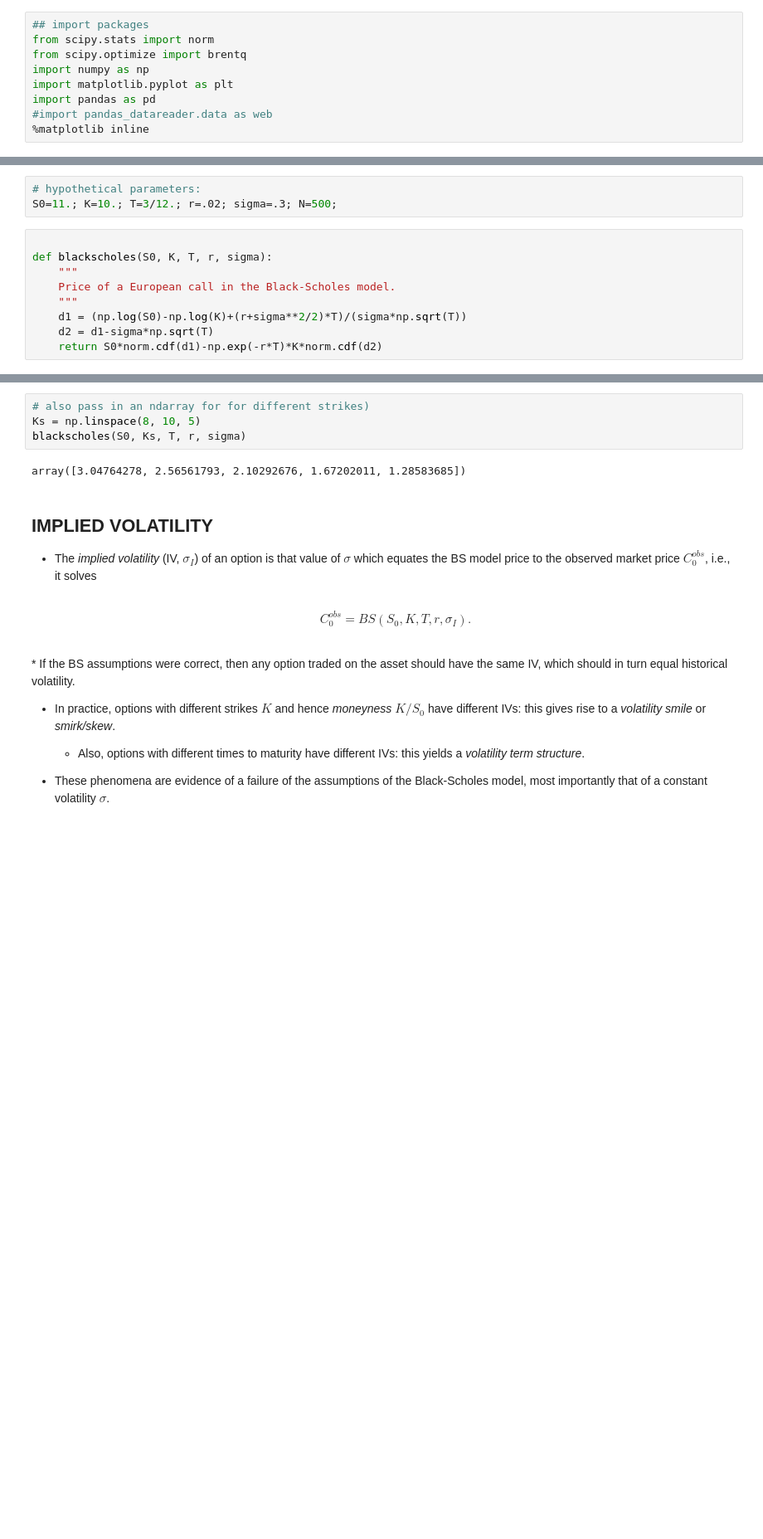
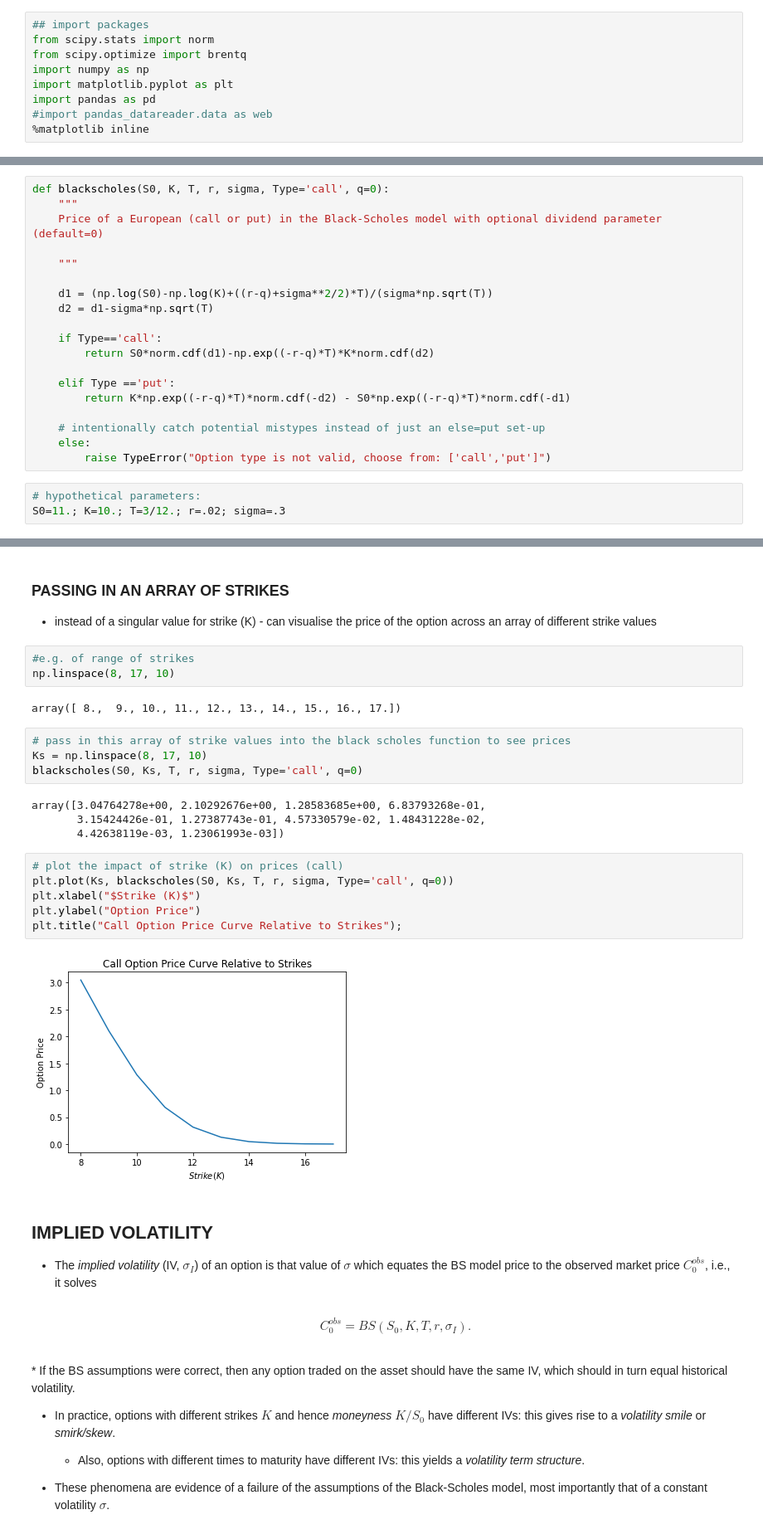
Before and after one commit to Jspano95/Derivatives_Pricing_Models, a Jupyter notebook: MC_Derivative_pricer.ipynb, the cells around one changed output, grey strips where cells are left out. Shown at 83% size. Cells and saved outputs as stored; diff of their text form; blank space fills up the shorter version.

Commit message:
Update MC_Derivative_pricer.ipynb
- updated black scholes section
- cut the implied volatility  for the tree section

```diff
--- a/MC_Derivative_pricer.ipynb
+++ b/MC_Derivative_pricer.ipynb
@@ -31,13 +49,23 @@ import pandas as pd
+# %%
+def blackscholes(S0, K, T, r, sigma, Type='call', q=0):
+    """
+    Price of a European (call or put) in the Black-Scholes model with optional dividend parameter (default=0)
+
+    """
+
+    d1 = (np.log(S0)-np.log(K)+((r-q)+sigma**2/2)*T)/(sigma*np.sqrt(T))
+    d2 = d1-sigma*np.sqrt(T)
+
+    if Type=='call':
+        return S0*norm.cdf(d1)-np.exp((-r-q)*T)*K*norm.cdf(d2)
+
+    elif Type =='put':
+        return K*np.exp((-r-q)*T)*norm.cdf(-d2) - S0*np.exp((-r-q)*T)*norm.cdf(-d1)
+
+    # intentionally catch potential mistypes instead of just an else=put set-up
+    else:
+        raise TypeError("Option type is not valid, choose from: ['call','put']")
 # %%
 # hypothetical parameters:
-S0=11.; K=10.; T=3/12.; r=.02; sigma=.3; N=500;
+S0=11.; K=10.; T=3/12.; r=.02; sigma=.3
-# %%
-
-def blackscholes(S0, K, T, r, sigma):
-    """
-    Price of a European call in the Black-Scholes model.
-    """
-    d1 = (np.log(S0)-np.log(K)+(r+sigma**2/2)*T)/(sigma*np.sqrt(T))
-    d2 = d1-sigma*np.sqrt(T)
-    return S0*norm.cdf(d1)-np.exp(-r*T)*K*norm.cdf(d2)
 # %%
@@ -47,9 +79,27 @@ blackscholes(S0, K, T, r, sigma)
+# %% [markdown]
+### PASSING IN AN ARRAY OF STRIKES
+* instead of a singular value for strike (K) - can visualise the price of the option across an array of different strike values
+# %%
+#e.g. of range of strikes
+np.linspace(8, 17, 10)
+# %% [output]
+array([ 8.,  9., 10., 11., 12., 13., 14., 15., 16., 17.])
 # %%
-# also pass in an ndarray for for different strikes)
-Ks = np.linspace(8, 10, 5)
-blackscholes(S0, Ks, T, r, sigma)
+# pass in this array of strike values into the black scholes function to see prices
+Ks = np.linspace(8, 17, 10)
+blackscholes(S0, Ks, T, r, sigma, Type='call', q=0)
 # %% [output]
-array([3.04764278, 2.56561793, 2.10292676, 1.67202011, 1.28583685])
+array([3.04764278e+00, 2.10292676e+00, 1.28583685e+00, 6.83793268e-01,
+       3.15424426e-01, 1.27387743e-01, 4.57330579e-02, 1.48431228e-02,
+       4.42638119e-03, 1.23061993e-03])
+# %%
+# plot the impact of strike (K) on prices (call)
+plt.plot(Ks, blackscholes(S0, Ks, T, r, sigma, Type='call', q=0))
+plt.xlabel("$Strike (K)$")
+plt.ylabel("Option Price")
+plt.title("Call Option Price Curve Relative to Strikes");
+# %% [output]
+[figure, added]
 # %% [markdown]
 ## IMPLIED VOLATILITY
 
```
Also changed, not shown: parts of 25 cells of this notebook.
